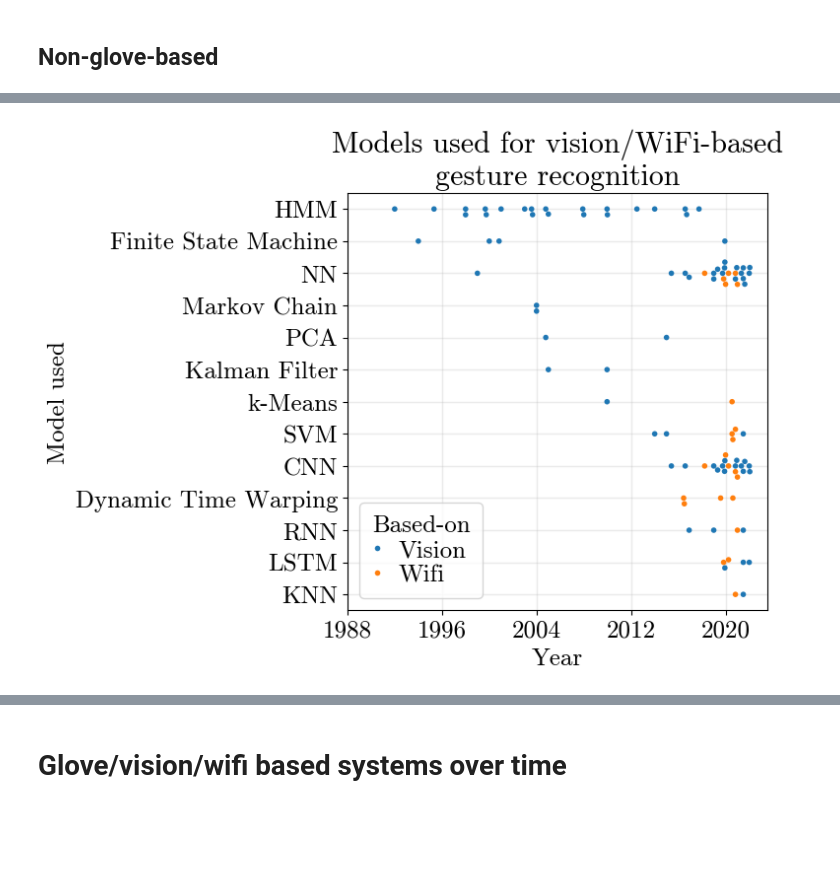
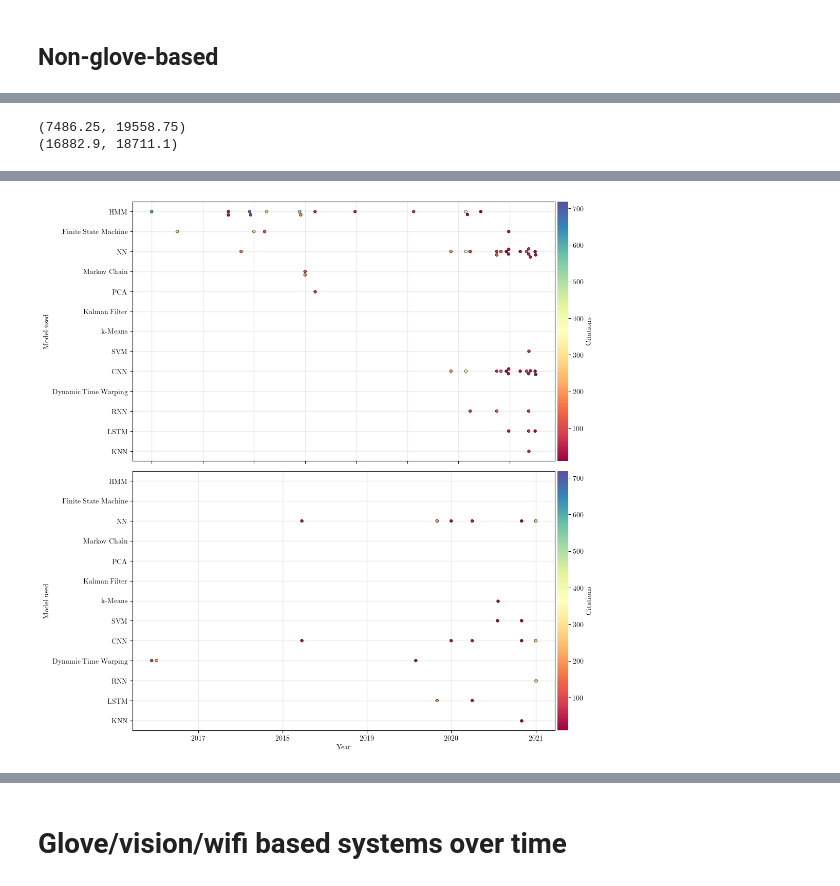
Before and after one commit to beyarkay/masters-thesis, a Jupyter notebook: LiteratureAnalysis.ipynb, the cells around one changed output, grey strips where cells are left out. Cells and saved outputs as stored; diff of their text form; code cells hidden in the pictures; blank space fills up the shorter version.

```diff
--- a/LiteratureAnalysis.ipynb
+++ b/LiteratureAnalysis.ipynb
@@ -263,7 +298,7 @@ df = df.infer_objects()
 # %% [markdown]
 # Fidelity
 # %%
-fig, axs = plt.subplots(3, 1, figsize=(8, 5))
+fig, axs = plt.subplots(3, 1, figsize=(WIDTH, 5))
 data = dedup_prefix(dedup_prefix(df, 'fidelity'), 'based-on')
 
 data = data[
@@ -276,7 +311,7 @@ for i, based_on in enumerate(based_ons):
         data=data[data['based-on'] == based_on],
         x="Date",
         y="fidelity",
-        hue='type',
+#         hue='type',
 #         hue_order=based_ons,
         order=['finger', 'hand', 'arm'],
         size=4,
@@ -289,10 +324,11 @@ for i, based_on in enumerate(based_ons):
     )
     if i != len(based_ons)-1:
         axs[i].set(
-            xticks=[],
+#             xticks=[],
+            xticklabels=[],
             xlabel=None,
         )
-#         vis.add_grid(axs[i])
+    add_grid(axs[i])
 plt.tight_layout()
 # plt.title('Types of Research over Time');
 # watermark(ax)
@@ -747,7 +757,7 @@ plt.show()
 # %% [markdown]
 ## Non-glove-based
 # %%
-fig, ax = plt.subplots(figsize=(WIDTH, WIDTH))
+fig, axs = plt.subplots(2, 1, figsize=(2*WIDTH, 2*WIDTH))
 data = dedup_prefix(dedup_prefix(df, 'model'), 'based-on').sort_values('Date')
 
 data = data[(data.type == 'paper') & (data['based-on'] != 'gloves')]
@@ -758,30 +768,40 @@ data = data[
     (data['model'].isin(gt_1_use))
 ].sort_values("Date")
 
-sns.swarmplot(
-    data=data,
-    x="Date",
-    y="model",
-    hue='based-on',
-    size=4,
-    ax=ax
-)
-prettify_yticks(ax)
-add_grid(ax)
-handles_labels = (
-    ax.get_legend_handles_labels()[0],
-    [l.title() for l in ax.get_legend_handles_labels()[1]],
-)
-fmt_legend(ax, handles_labels=handles_labels, title='Based-on')
-
-ax.set(
-    title='Models used for vision/WiFi-based\ngesture recognition',
-    xticks=ax.get_xticks()[::2],
-    xticklabels=ax.get_xticklabels()[::2],
-    xlabel='Year',
-    ylabel='Model used',
-)
-
-plt.savefig('./src/imgs/graphs/03_models_no_gloves.pdf', bbox_inches='tight')
+order = data['model'].unique()
+hue_norm = (data['citations'].min(), data['citations'].max())
+for i, based_on in enumerate(['vision', 'wifi']):
+    sns.swarmplot(
+        data=data[data['based-on'] == based_on],
+        x="Date",
+        y="model",
+        order=order,
+        hue='citations',
+        edgecolor='#000',
+        linewidth=0.5,
+        hue_norm=hue_norm,
+#         xlim=(data['Date'].min(), data['Date'].max()),
+        size=4,
+        palette='Spectral',
+        ax=axs[i],
+        legend=False,
+    )
+    prettify_yticks(axs[i])
+    add_grid(axs[i])
+    print(axs[i].get_xlim())
+    axs[i].set(
+        xlabel='Year',
+        ylabel='Model used',
+    )
+    if i == 0:
+        axs[i].set(
+            xticklabels=[],
+            xlabel=None,
+        )
+    add_cbar(
+        fig, axs[i], label='Citations', data=data['citations'],
+    )
+plt.savefig('./src/imgs/graphs/03_models_no_gloves_other.pdf', bbox_inches='tight')
+plt.tight_layout()
 plt.show()
 # %% [output]
@@ -787,0 +825,2 @@ plt.show()
+(7486.25, 19558.75)
+(16882.9, 18711.1)
@@ -788,4 +844,4 @@ plt.show()
-[figure, old version]
+[figure, new version]
 # %%
 # HMMs vs CNNs/NNs
 fig, ax = plt.subplots(figsize=(A4_WIDTH_INCHES, 4))
```
Also changed, not shown: parts of 28 cells of this notebook.
